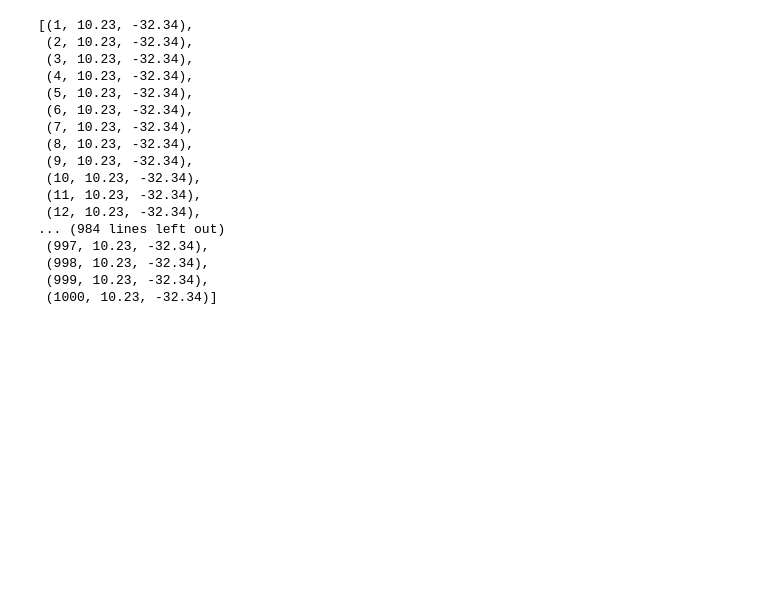
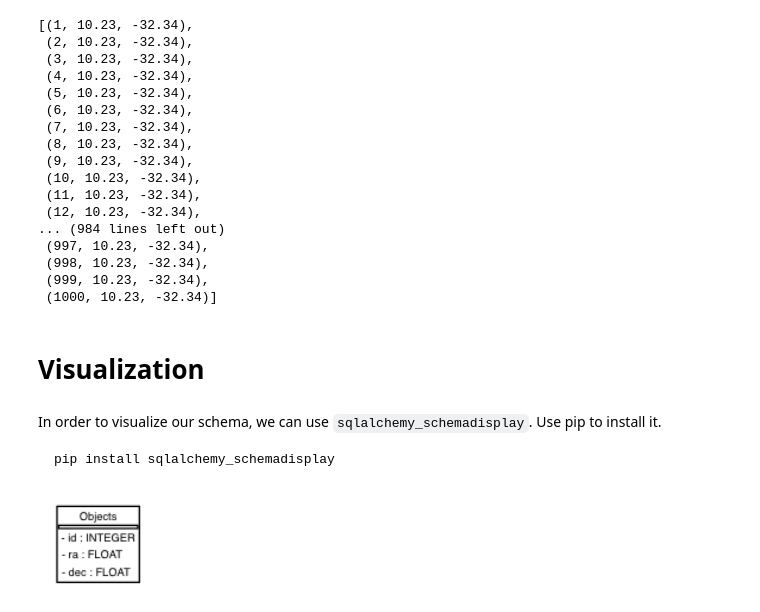
Before and after one commit to usmanwardag/AstroAlch_tutorial, a Jupyter notebook: Notebooks/01.Basics.ipynb, the cells around one changed output. Cells and saved outputs as stored; diff of their text form; code cells hidden in the pictures; blank space fills up the shorter version.

Commit message:
Adds visualization in Basic notebook

```diff
--- a/Notebooks/01.Basics.ipynb
+++ b/Notebooks/01.Basics.ipynb
@@ -168,3 +168,9 @@ x2
 # %%
 try: os.remove(dbfile)
 except: pass
+# %% [markdown]
+# Visualization
+# %% [markdown]
+In order to visualize our schema, we can use `sqlalchemy_schemadisplay`. Use pip to install it.
+
+    pip install sqlalchemy_schemadisplay
@@ -170,0 +179,11 @@ except: pass
+# %%
+graph = create_schema_graph(metadata=metadata,
+    show_datatypes=True,
+    show_indexes=True
+)
+# %%
+graph.write_png('dbschema.png')
+from IPython.display import Image, display
+display(Image(filename='dbschema.png', width=120, height=120))
+# %% [output]
+[figure, added]
```
Also changed, not shown: parts of 3 cells of this notebook.
